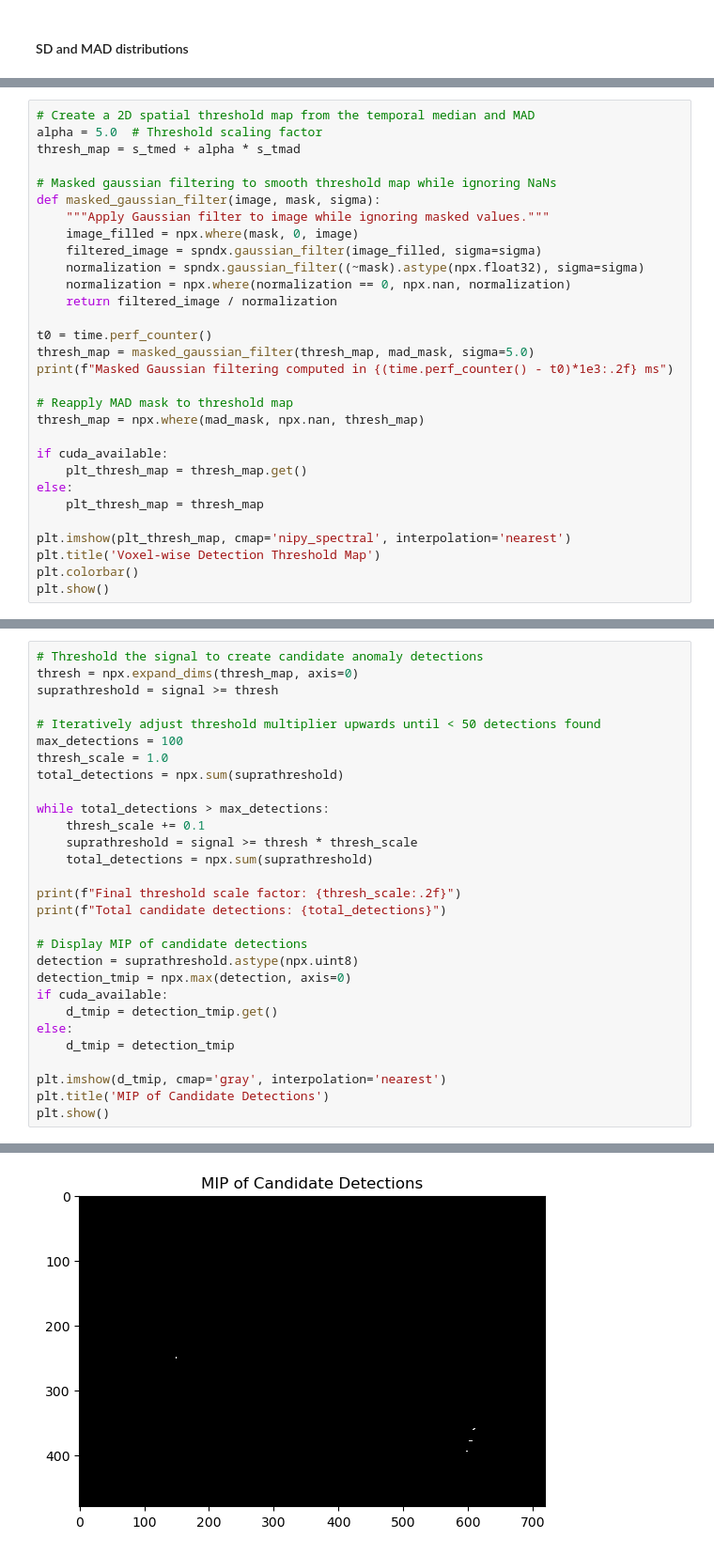
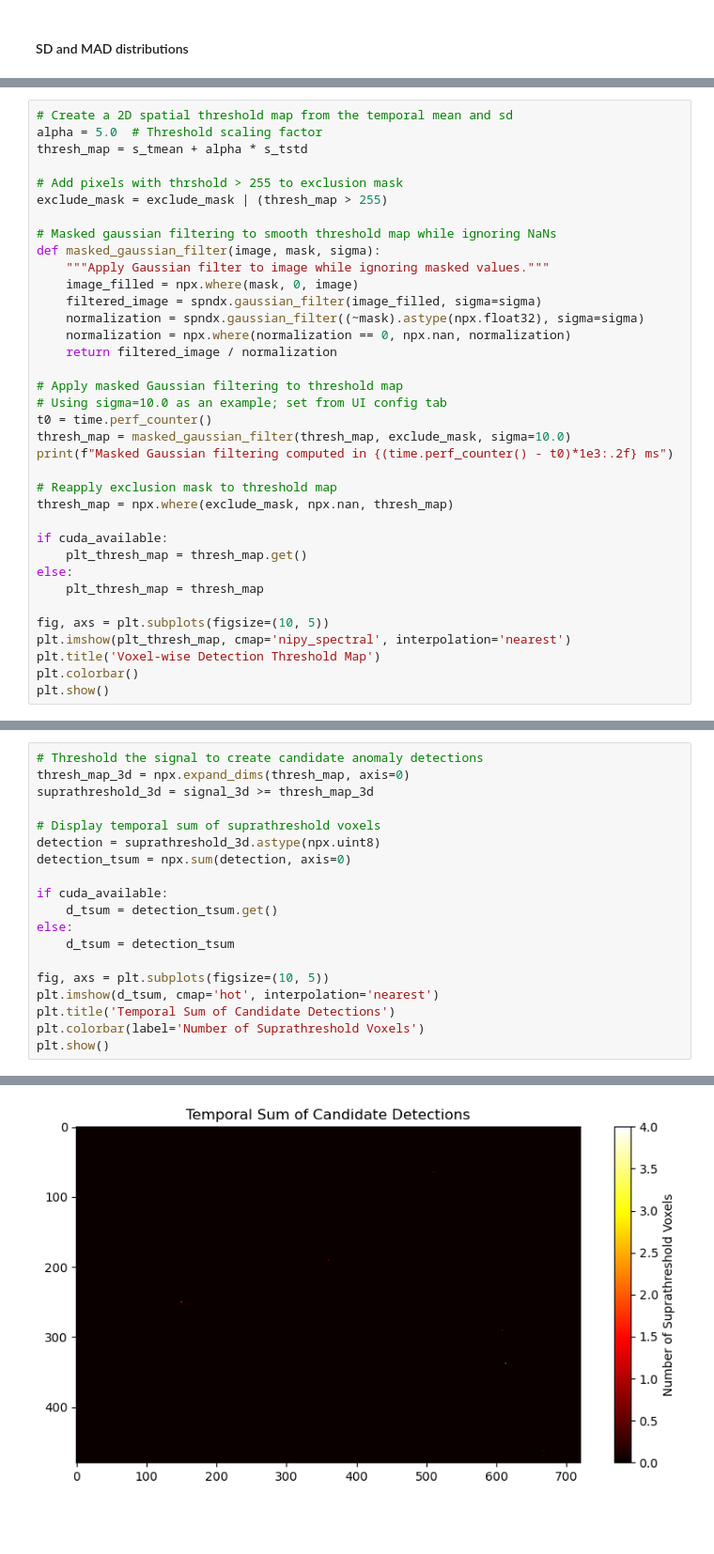
Before and after one commit to jmtyszka/lifdetector, a Jupyter notebook: notebooks/flash_detection.ipynb, the cells around one changed output, grey strips where cells are left out. Shown at 94% size. Saved outputs shown, nothing was run; the diff lists cells and outputs as text; blank space fills up the shorter version.

```diff
--- a/notebooks/flash_detection.ipynb
+++ b/notebooks/flash_detection.ipynb
@@ -308,7 +412,10 @@ fig.colorbar(pp, ax=axs[2, 1])
 # %%
-# Create a 2D spatial threshold map from the temporal median and MAD
+# Create a 2D spatial threshold map from the temporal mean and sd
 alpha = 5.0  # Threshold scaling factor
-thresh_map = s_tmed + alpha * s_tmad
+thresh_map = s_tmean + alpha * s_tstd
+
+# Add pixels with thrshold > 255 to exclusion mask
+exclude_mask = exclude_mask | (thresh_map > 255)
 
 # Masked gaussian filtering to smooth threshold map while ignoring NaNs
 def masked_gaussian_filter(image, mask, sigma):
@@ -319,18 +426,21 @@ def masked_gaussian_filter(image, mask, sigma):
     normalization = npx.where(normalization == 0, npx.nan, normalization)
     return filtered_image / normalization
 
+# Apply masked Gaussian filtering to threshold map
+# Using sigma=10.0 as an example; set from UI config tab
 t0 = time.perf_counter()
-thresh_map = masked_gaussian_filter(thresh_map, mad_mask, sigma=5.0)
+thresh_map = masked_gaussian_filter(thresh_map, exclude_mask, sigma=10.0)
 print(f"Masked Gaussian filtering computed in {(time.perf_counter() - t0)*1e3:.2f} ms")
 
-# Reapply MAD mask to threshold map
-thresh_map = npx.where(mad_mask, npx.nan, thresh_map)
+# Reapply exclusion mask to threshold map
+thresh_map = npx.where(exclude_mask, npx.nan, thresh_map)
 
 if cuda_available:
     plt_thresh_map = thresh_map.get()
 else:
     plt_thresh_map = thresh_map
 
+fig, axs = plt.subplots(figsize=(10, 5))
 plt.imshow(plt_thresh_map, cmap='nipy_spectral', interpolation='nearest')
 plt.title('Voxel-wise Detection Threshold Map')
 plt.colorbar()
@@ -341,30 +451,20 @@ Masked Gaussian filtering computed in 16.81 ms
 # %%
 # Threshold the signal to create candidate anomaly detections
-thresh = npx.expand_dims(thresh_map, axis=0)
-suprathreshold = signal >= thresh
+thresh_map_3d = npx.expand_dims(thresh_map, axis=0)
+suprathreshold_3d = signal_3d >= thresh_map_3d
 
-# Iteratively adjust threshold multiplier upwards until < 50 detections found
-max_detections = 100
-thresh_scale = 1.0
-total_detections = npx.sum(suprathreshold)
+# Display temporal sum of suprathreshold voxels
+detection = suprathreshold_3d.astype(npx.uint8)
+detection_tsum = npx.sum(detection, axis=0)
 
-while total_detections > max_detections:
-    thresh_scale += 0.1
-    suprathreshold = signal >= thresh * thresh_scale
-    total_detections = npx.sum(suprathreshold)
+if cuda_available:
+    d_tsum = detection_tsum.get()
+else:
+    d_tsum = detection_tsum
 
-print(f"Final threshold scale factor: {thresh_scale:.2f}")
-print(f"Total candidate detections: {total_detections}")
-
-# Display MIP of candidate detections
-detection = suprathreshold.astype(npx.uint8)
-detection_tmip = npx.max(detection, axis=0)
-if cuda_available:
-    d_tmip = detection_tmip.get()
-else:
-    d_tmip = detection_tmip
-
-plt.imshow(d_tmip, cmap='gray', interpolation='nearest')
-plt.title('MIP of Candidate Detections')
+fig, axs = plt.subplots(figsize=(10, 5))
+plt.imshow(d_tsum, cmap='hot', interpolation='nearest')
+plt.title('Temporal Sum of Candidate Detections')
+plt.colorbar(label='Number of Suprathreshold Voxels')
 plt.show()
 # %% [output]
@@ -373 +471 @@ Total candidate detections: 69
-[figure, old version]
+[figure, new version]
```
Also changed, not shown: parts of 18 cells of this notebook.
